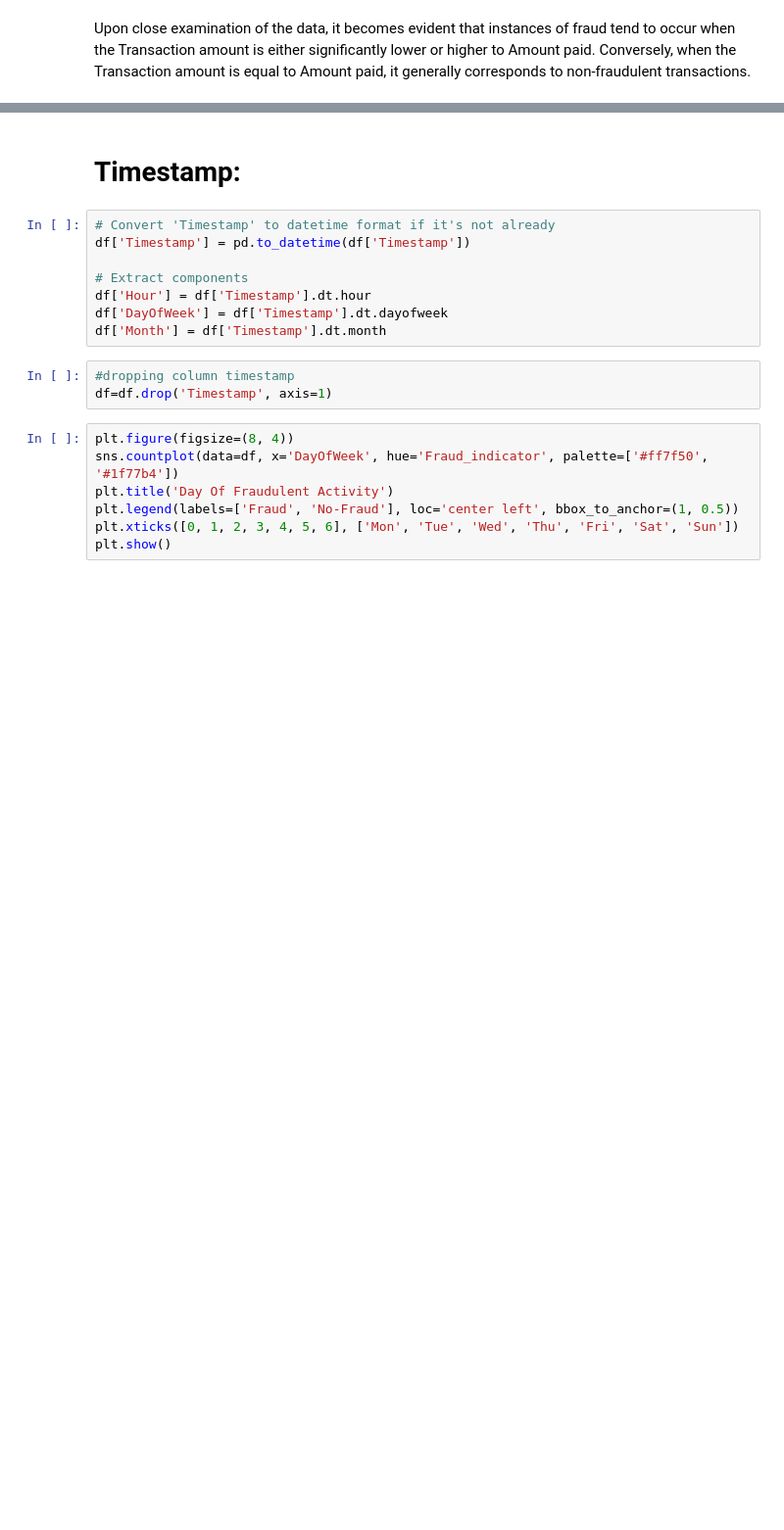
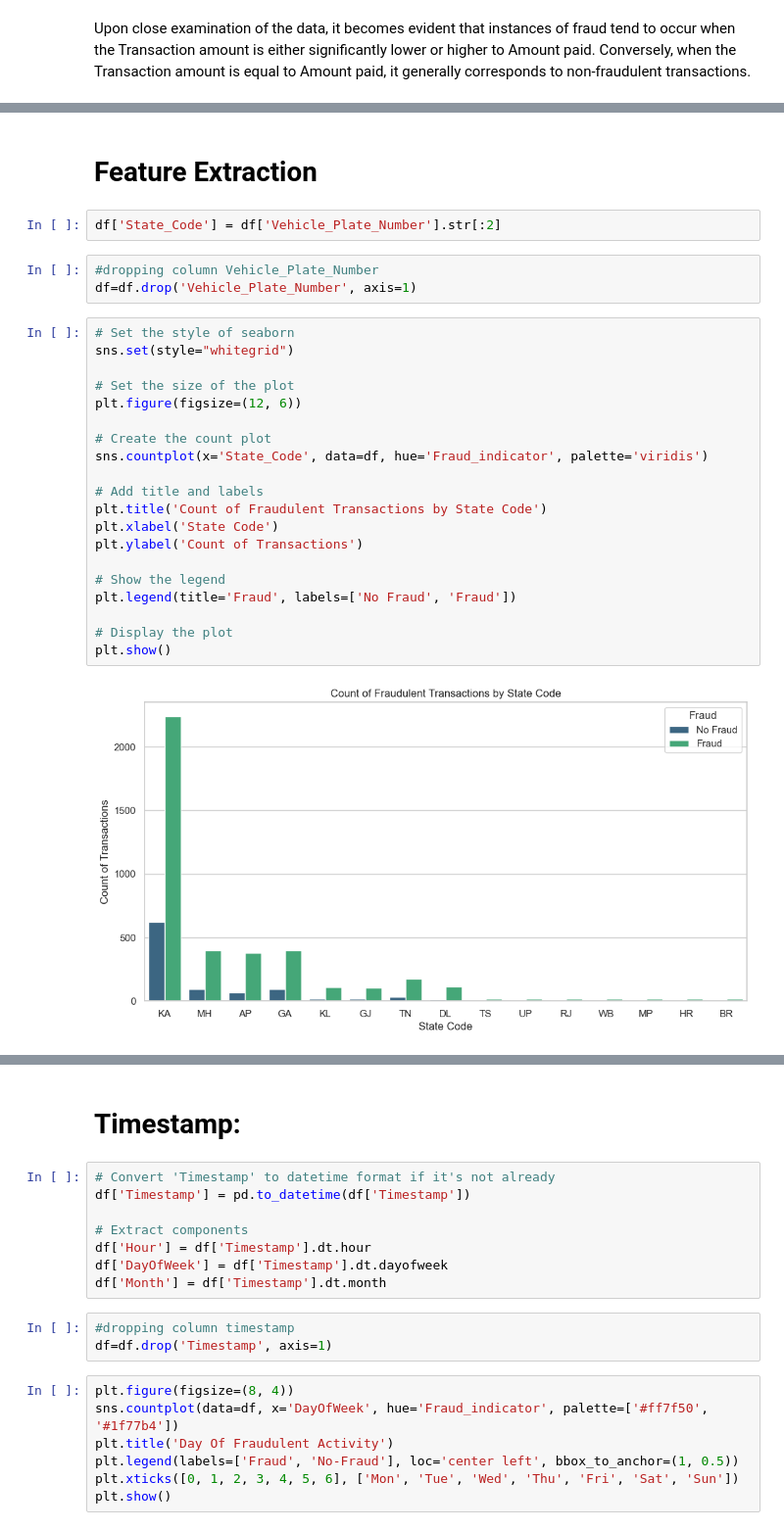
Before and after one commit to SaidurRahmanChowdhury/Fastag_Fraud_Detection, a Jupyter notebook: Fastag Fraud Detection.ipynb, the cells around one changed output, grey strips where cells are left out. Shown at 98% size. Cells and saved outputs as stored; diff of their text form; blank space fills up the shorter version.

```diff
--- a/Fastag Fraud Detection.ipynb
+++ b/Fastag Fraud Detection.ipynb
@@ -246,0 +273,29 @@ sns.pairplot(df,hue='Fraud_indicator')
+# %% [markdown]
+# Feature Extraction
+# %%
+df['State_Code'] = df['Vehicle_Plate_Number'].str[:2]
+# %%
+#dropping column Vehicle_Plate_Number
+df=df.drop('Vehicle_Plate_Number', axis=1)
+# %%
+# Set the style of seaborn
+sns.set(style="whitegrid")
+
+# Set the size of the plot
+plt.figure(figsize=(12, 6))
+
+# Create the count plot
+sns.countplot(x='State_Code', data=df, hue='Fraud_indicator', palette='viridis')
+
+# Add title and labels
+plt.title('Count of Fraudulent Transactions by State Code')
+plt.xlabel('State Code')
+plt.ylabel('Count of Transactions')
+
+# Show the legend
+plt.legend(title='Fraud', labels=['No Fraud', 'Fraud'])
+
+# Display the plot
+plt.show()
+# %% [output]
+[figure, added]
```
Also changed, not shown: parts of 24 cells of this notebook.
